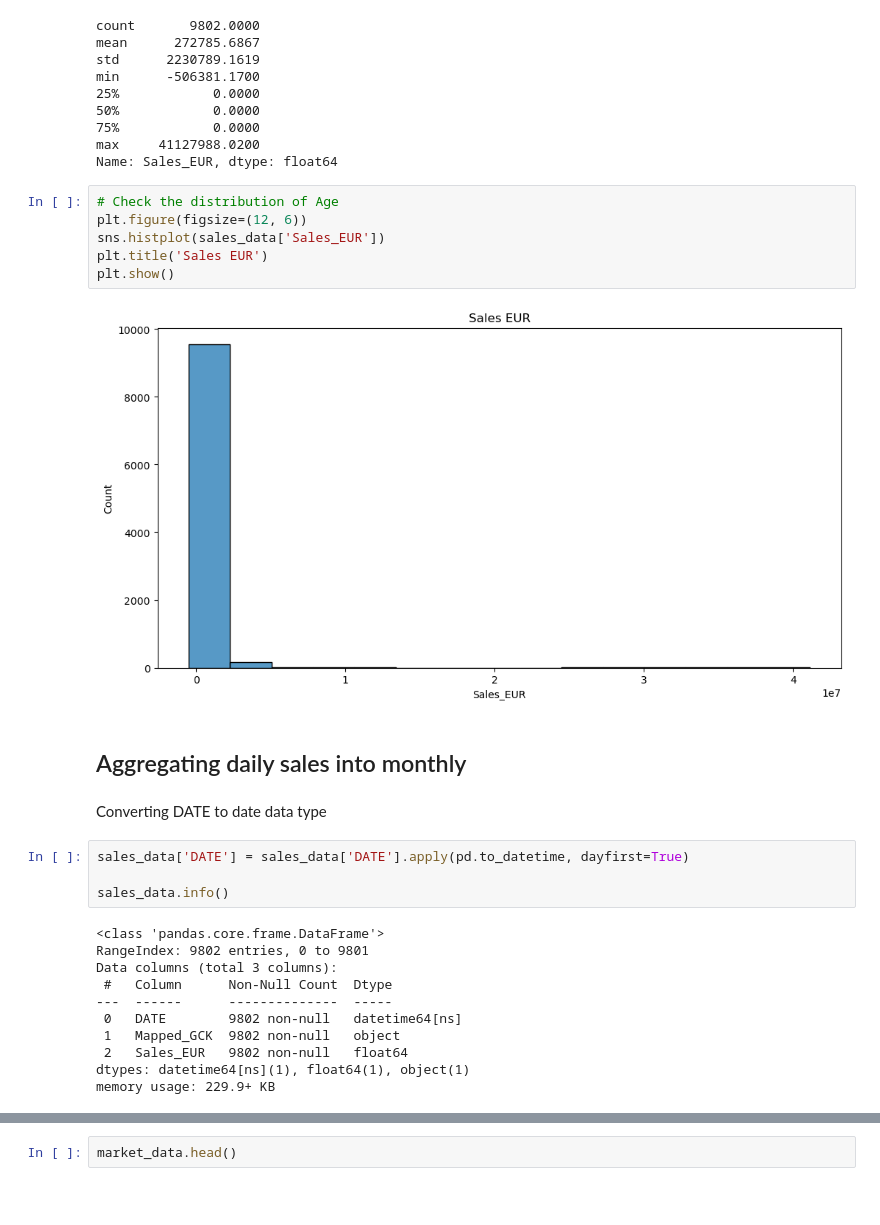
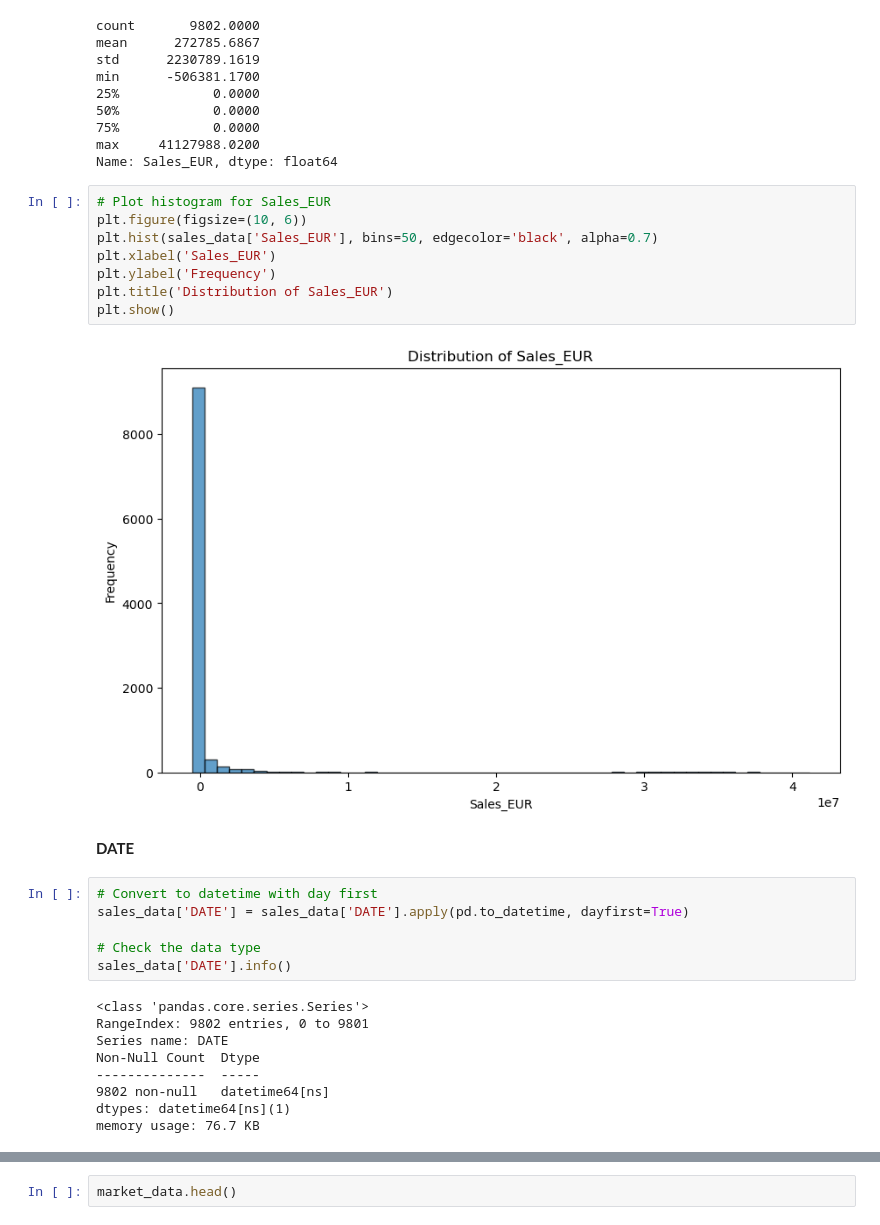
Before and after one commit to RubenCMarques/Case-2--Siemens-Sales-Forecast, a Jupyter notebook: Notebooks/Chloe_workspace.ipynb, the cells around one changed output, grey strips where cells are left out. Saved outputs shown, nothing was run; the diff lists cells and outputs as text; blank space fills up the shorter version.

Commit message:
converting data types

```diff
--- a/Notebooks/Chloe_workspace.ipynb
+++ b/Notebooks/Chloe_workspace.ipynb
@@ -199,30 +245,30 @@ min      -506381.1700
 75%            0.0000
 max     41127988.0200
 Name: Sales_EUR, dtype: float64
-# %%
-# Check the distribution of Age
-plt.figure(figsize=(12, 6))
-sns.histplot(sales_data['Sales_EUR'])
-plt.title('Sales EUR')
-plt.show()
-# %% [output]
-[figure, removed]
-# %% [markdown]
-## Aggregating daily sales into monthly
-# %% [markdown]
-Converting DATE to date data type
+# %%
+# Plot histogram for Sales_EUR
+plt.figure(figsize=(10, 6))
+plt.hist(sales_data['Sales_EUR'], bins=50, edgecolor='black', alpha=0.7)
+plt.xlabel('Sales_EUR')
+plt.ylabel('Frequency')
+plt.title('Distribution of Sales_EUR')
+plt.show()
+# %% [output]
+[figure, added]
+# %% [markdown]
+**DATE**
 # %%
+# Convert to datetime with day first
 sales_data['DATE'] = sales_data['DATE'].apply(pd.to_datetime, dayfirst=True)
 
-sales_data.info()
+# Check the data type
+sales_data['DATE'].info()
 # %% [output]
-<class 'pandas.core.frame.DataFrame'>
+<class 'pandas.core.series.Series'>
 RangeIndex: 9802 entries, 0 to 9801
-Data columns (total 3 columns):
- #   Column      Non-Null Count  Dtype
----  ------      --------------  -----
- 0   DATE        9802 non-null   datetime64[ns]
- 1   Mapped_GCK  9802 non-null   object
- 2   Sales_EUR   9802 non-null   float64
-dtypes: datetime64[ns](1), float64(1), object(1)
-memory usage: 229.9+ KB
+Series name: DATE
+Non-Null Count  Dtype
+--------------  -----
+9802 non-null   datetime64[ns]
+dtypes: datetime64[ns](1)
+memory usage: 76.7 KB
```
Also changed, not shown: parts of 36 cells of this notebook.
